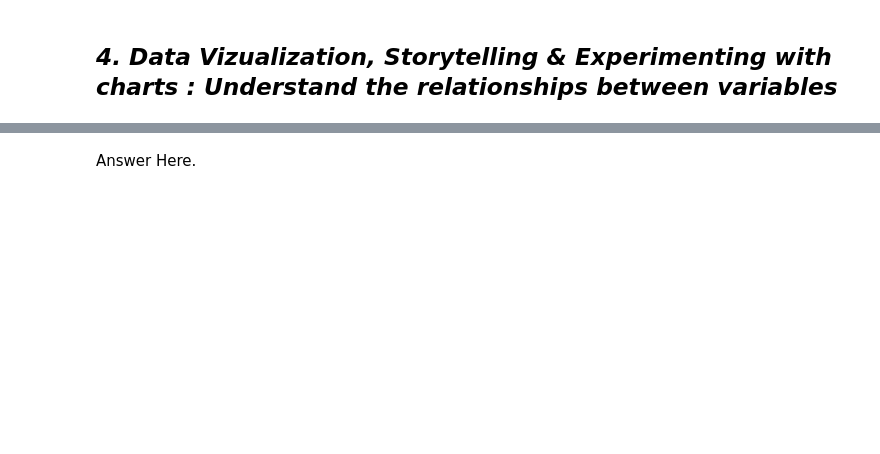
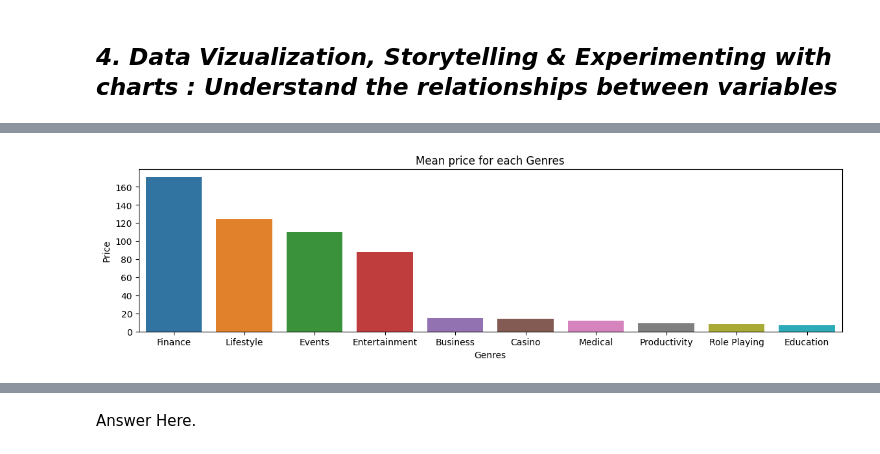
Before and after one commit to mdismailquraishicse/PlayStoreAppReviewAnalysis, a Jupyter notebook: PlayStoreAppReviewAnalysis.ipynb, the cells around one changed output, grey strips where cells are left out. Cells and saved outputs as stored; diff of their text form; code cells hidden in the pictures; blank space fills up the shorter version.

```diff
--- a/PlayStoreAppReviewAnalysis.ipynb
+++ b/PlayStoreAppReviewAnalysis.ipynb
@@ -410,0 +436,7 @@ huge_size= highest_size()
+# %%
+# Chart - 2 visualization code
+sns.barplot(data=costliest_genres, x='Genres', y='Price')
+plt.title('Mean price for each Genres')
+plt.show()
+# %% [output]
+[figure, added]
```
Also changed, not shown: parts of 33 cells of this notebook.
